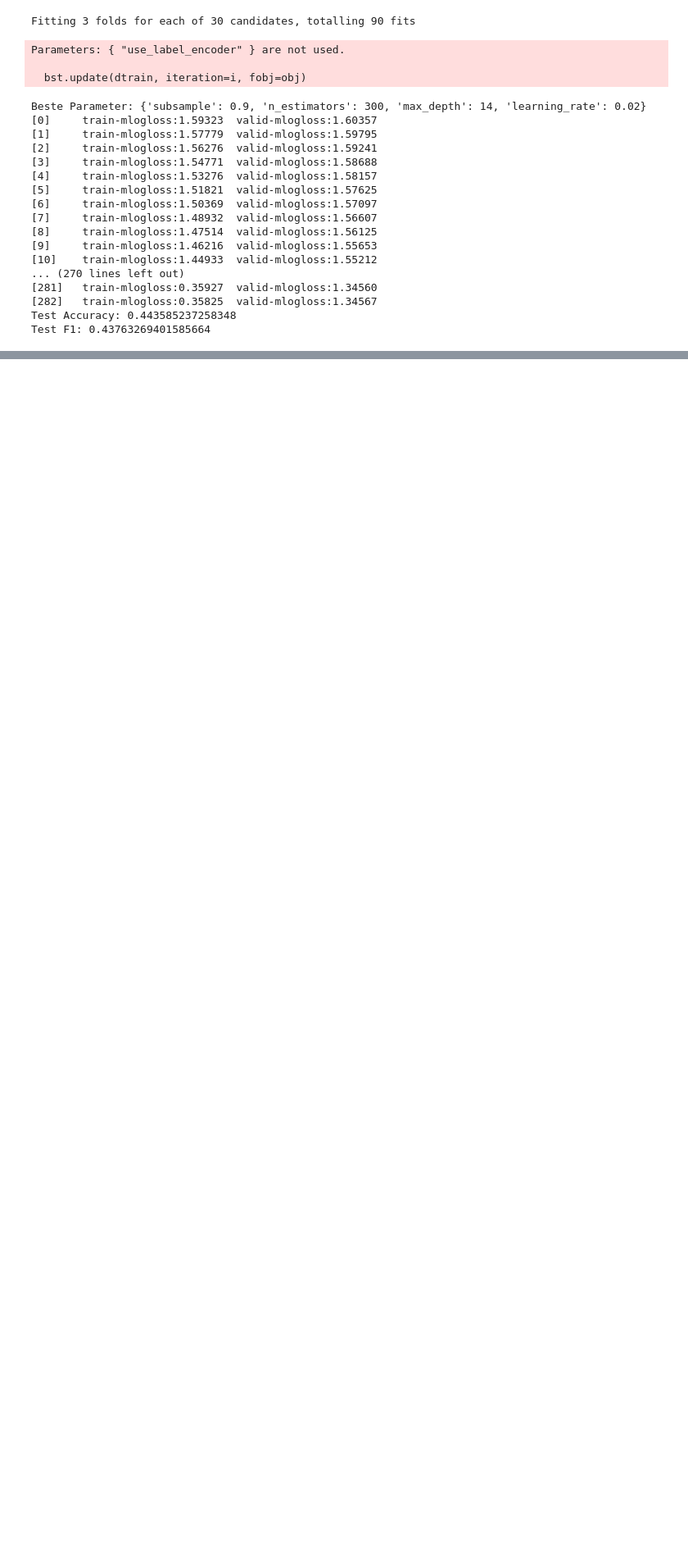
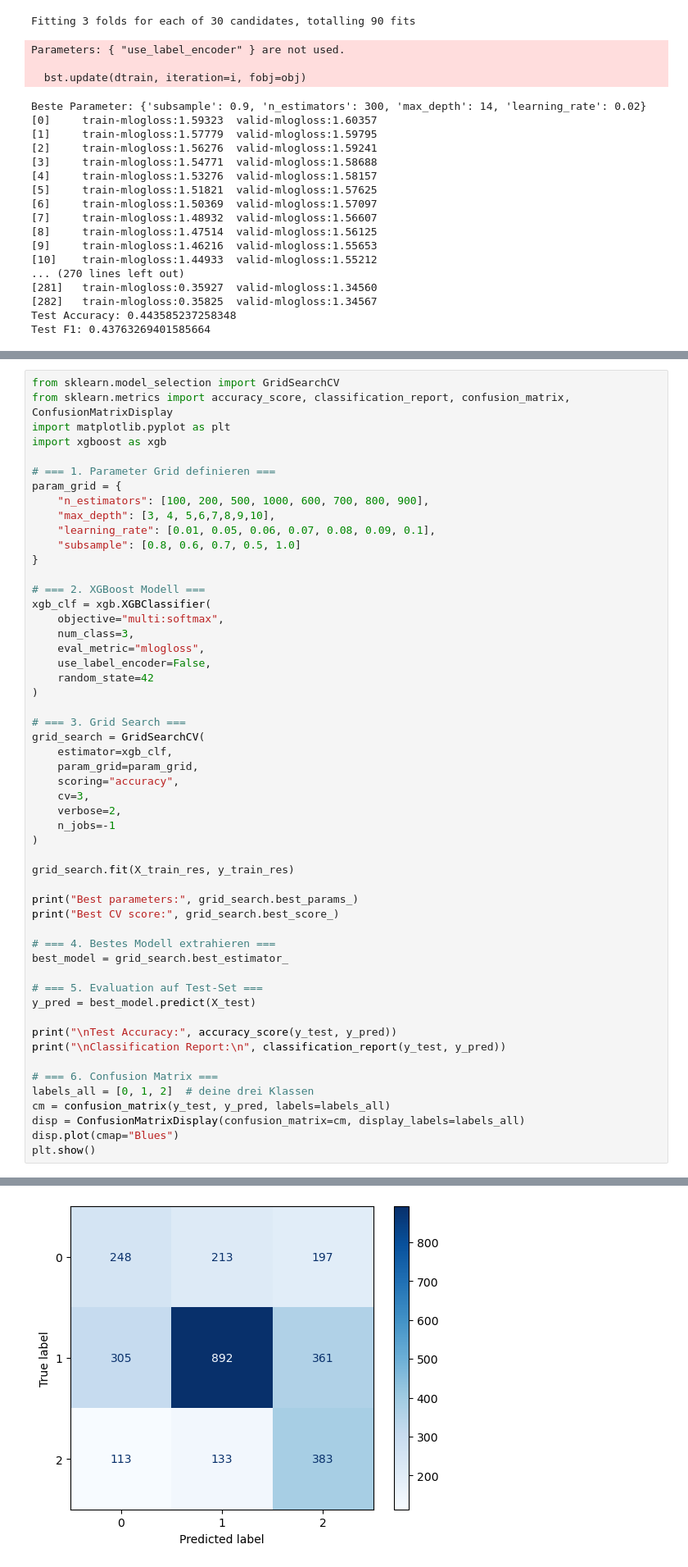
Before and after one commit to SebastianWolfP/AlgoTuning, a Jupyter notebook: 05-Optimierungsanalyse.ipynb, the cells around one changed output, grey strips where cells are left out. Shown: that part at 82% size. Drawn from its saved outputs; the diff is of its cells as text; blank space fills up the shorter version.

```diff
--- a/05-Optimierungsanalyse.ipynb
+++ b/05-Optimierungsanalyse.ipynb
@@ -563,0 +696,54 @@ Test F1: 0.43763269401585664
+# %%
+from sklearn.model_selection import GridSearchCV
+from sklearn.metrics import accuracy_score, classification_report, confusion_matrix, ConfusionMatrixDisplay
+import matplotlib.pyplot as plt
+import xgboost as xgb
+
+# === 1. Parameter Grid definieren ===
+param_grid = {
+    "n_estimators": [100, 200, 500, 1000, 600, 700, 800, 900],
+    "max_depth": [3, 4, 5,6,7,8,9,10],
+    "learning_rate": [0.01, 0.05, 0.06, 0.07, 0.08, 0.09, 0.1],
+    "subsample": [0.8, 0.6, 0.7, 0.5, 1.0]
+}
+
+# === 2. XGBoost Modell ===
+xgb_clf = xgb.XGBClassifier(
+    objective="multi:softmax",
+    num_class=3,
+    eval_metric="mlogloss",
+    use_label_encoder=False,
+    random_state=42
+)
+
+# === 3. Grid Search ===
+grid_search = GridSearchCV(
+    estimator=xgb_clf,
+    param_grid=param_grid,
+    scoring="accuracy",
+    cv=3,
+    verbose=2,
+    n_jobs=-1
+)
+
+grid_search.fit(X_train_res, y_train_res)
+
+print("Best parameters:", grid_search.best_params_)
+print("Best CV score:", grid_search.best_score_)
+
+# === 4. Bestes Modell extrahieren ===
+best_model = grid_search.best_estimator_
+
+# === 5. Evaluation auf Test-Set ===
+y_pred = best_model.predict(X_test)
+
+print("\nTest Accuracy:", accuracy_score(y_test, y_pred))
+print("\nClassification Report:\n", classification_report(y_test, y_pred))
+
+# === 6. Confusion Matrix ===
+labels_all = [0, 1, 2]  # deine drei Klassen
+cm = confusion_matrix(y_test, y_pred, labels=labels_all)
+disp = ConfusionMatrixDisplay(confusion_matrix=cm, display_labels=labels_all)
+disp.plot(cmap="Blues")
+plt.show()
+# %% [output]
@@ -563,0 +769 @@ Test F1: 0.43763269401585664
+[figure, added]
```
Also changed, not shown: parts of 4 cells of this notebook, 1 other file.
